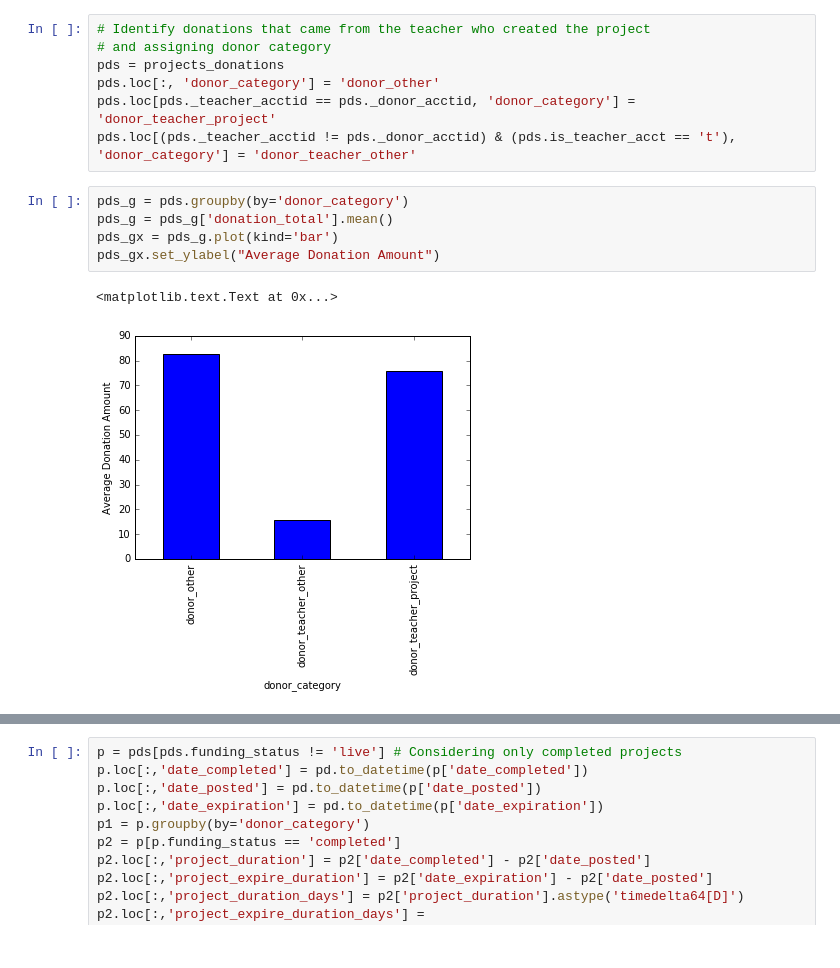
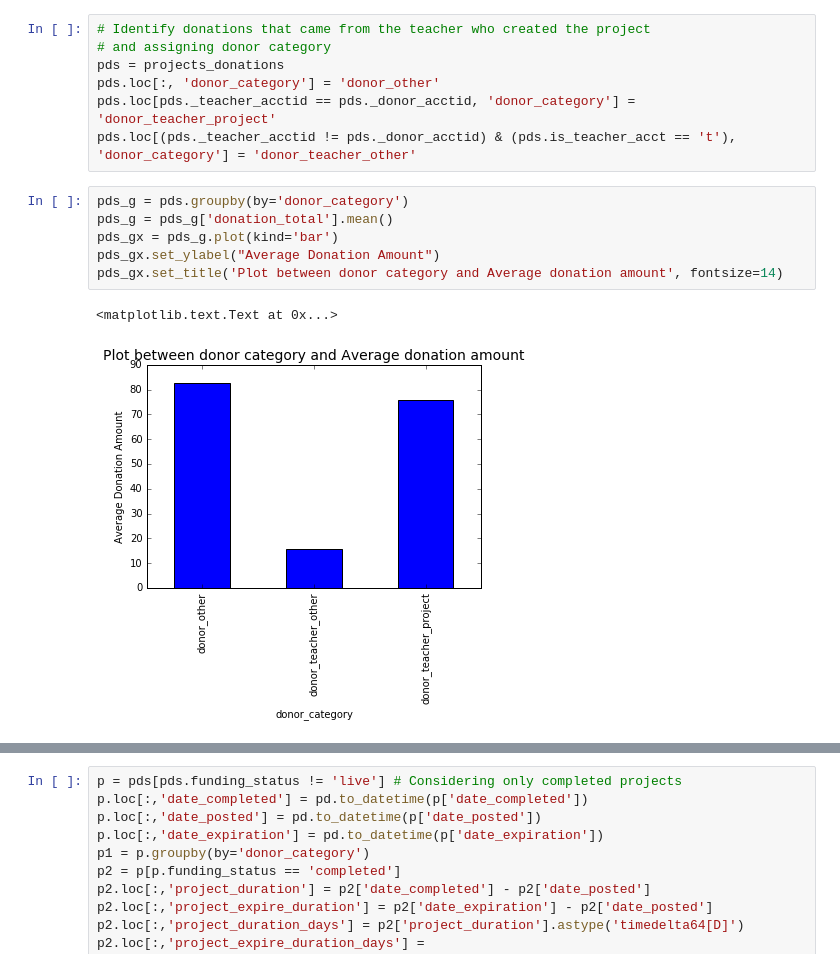
Before and after one commit to Naveed1842/data-science-intensive-2, a Jupyter notebook: Donor-Choose-Project/Projects_Donations_DataExploration.ipynb, the cells around one changed output, grey strips where cells are left out. Saved outputs shown, nothing was run; the diff lists cells and outputs as text.

Commit message:
update project_donations data explortn

```diff
--- a/Donor-Choose-Project/Projects_Donations_DataExploration.ipynb
+++ b/Donor-Choose-Project/Projects_Donations_DataExploration.ipynb
@@ -91,11 +102,12 @@ pds.loc[(pds._teacher_acctid != pds._donor_acctid) & (pds.is_teacher_acct == 't'
 # %%
 pds_g = pds.groupby(by='donor_category')
 pds_g = pds_g['donation_total'].mean()
 pds_gx = pds_g.plot(kind='bar')
 pds_gx.set_ylabel("Average Donation Amount")
+pds_gx.set_title('Plot between donor category and Average donation amount', fontsize=14)
 # %% [output]
 <matplotlib.text.Text at 0x...>
-[figure, old version]
+[figure, new version]
 # %%
 subjects = pds.primary_focus_subject.drop_duplicates()
 df = pd.DataFrame(columns = ['Subjects','donor_teacher_project','donor_teacher_other','donor_other'])
```
Also changed, not shown: parts of 8 cells of this notebook.
